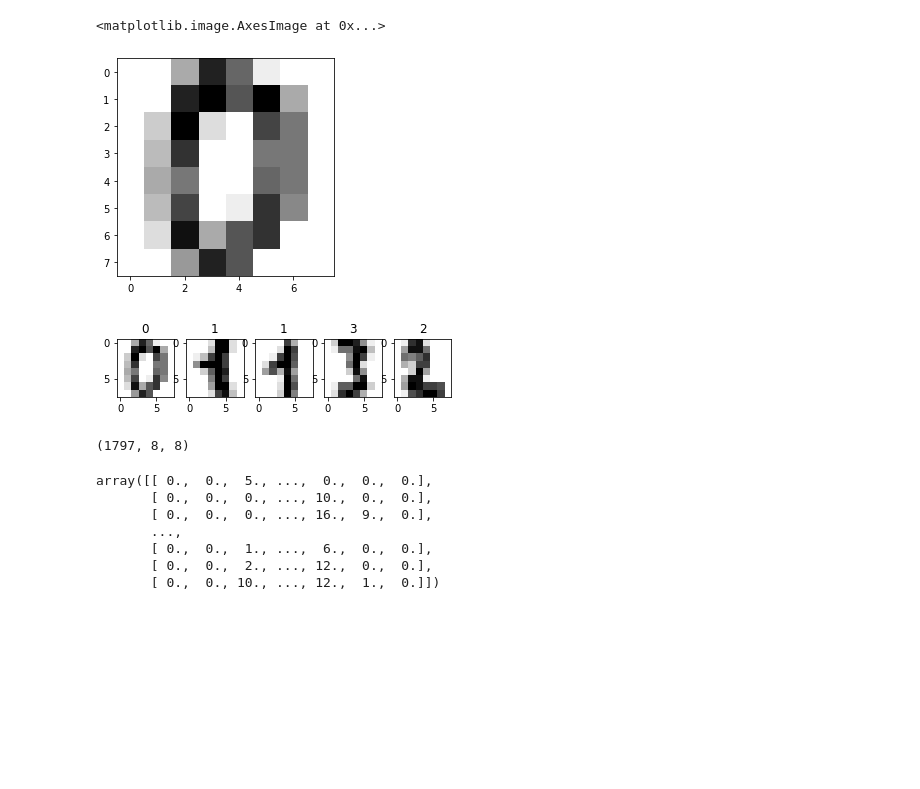
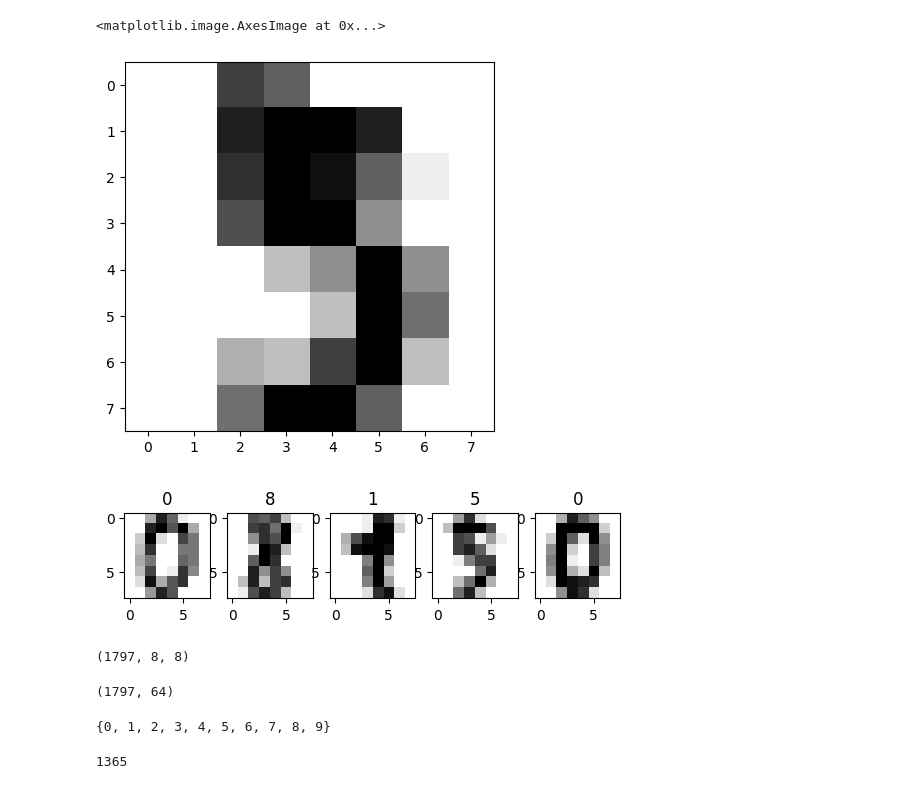
Before and after one commit to jamal221/Machine_Learning_Project, a Jupyter notebook: MINISTKNN.ipynb, the cells around one changed output. Drawn from its saved outputs; the diff is of its cells as text; code cells hidden in the pictures; blank space fills up the shorter version.

```diff
--- a/MINISTKNN.ipynb
+++ b/MINISTKNN.ipynb
@@ -9,17 +9,17 @@ from sklearn import datasets
 data = datasets.load_digits()
 # %%
 plt.subplot()
-plt.imshow(data.images[0], cmap=plt.cm.gray_r)
+plt.imshow(data.images[5], cmap=plt.cm.gray_r)
 # %% [output]
 <matplotlib.image.AxesImage at 0x...>
-[figure, old version]
+[figure, new version]
 # %%
 for i in range(5):
     plt.subplot(1,5, i+1)
-    plt.imshow(data.images[i*21], cmap=plt.cm.gray_r)
-    plt.title(data.target[i*21])
+    plt.imshow(data.images[i*40], cmap=plt.cm.gray_r)
+    plt.title(data.target[i*40])
 # %% [output]
-[figure, old version]
+[figure, new version]
 # %%
 data.images.shape
 # %% [output]
@@ -27,17 +27,20 @@ data.images.shape
 # %%
 X = data.images.reshape((len(data.images), -1))
 # %%
-X
+X.shape
 # %% [output]
-array([[ 0.,  0.,  5., ...,  0.,  0.,  0.],
-       [ 0.,  0.,  0., ..., 10.,  0.,  0.],
-       [ 0.,  0.,  0., ..., 16.,  9.,  0.],
-       ...,
-       [ 0.,  0.,  1., ...,  6.,  0.,  0.],
-       [ 0.,  0.,  2., ..., 12.,  0.,  0.],
-       [ 0.,  0., 10., ..., 12.,  1.,  0.]])
+(1797, 64)
 # %%
 y = data.target
+# %%
+set(y)
+# %% [output]
+{0, 1, 2, 3, 4, 5, 6, 7, 8, 9}
 # %%
 from sklearn.neighbors import KNeighborsClassifier
+# %%
+Train_mount=int(len(data.images)*.76)
+Train_mount
+# %% [output]
+1365
 # %%
```
Also changed, not shown: parts of 14 cells of this notebook.
